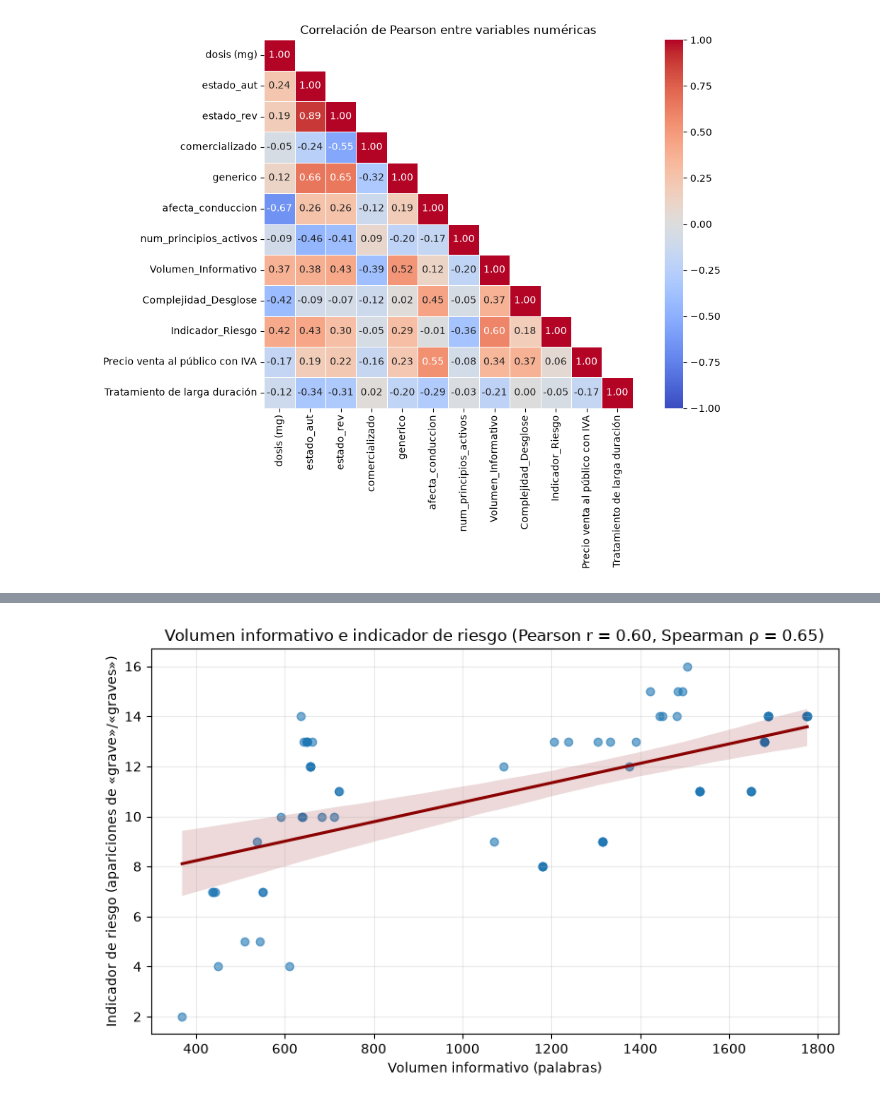
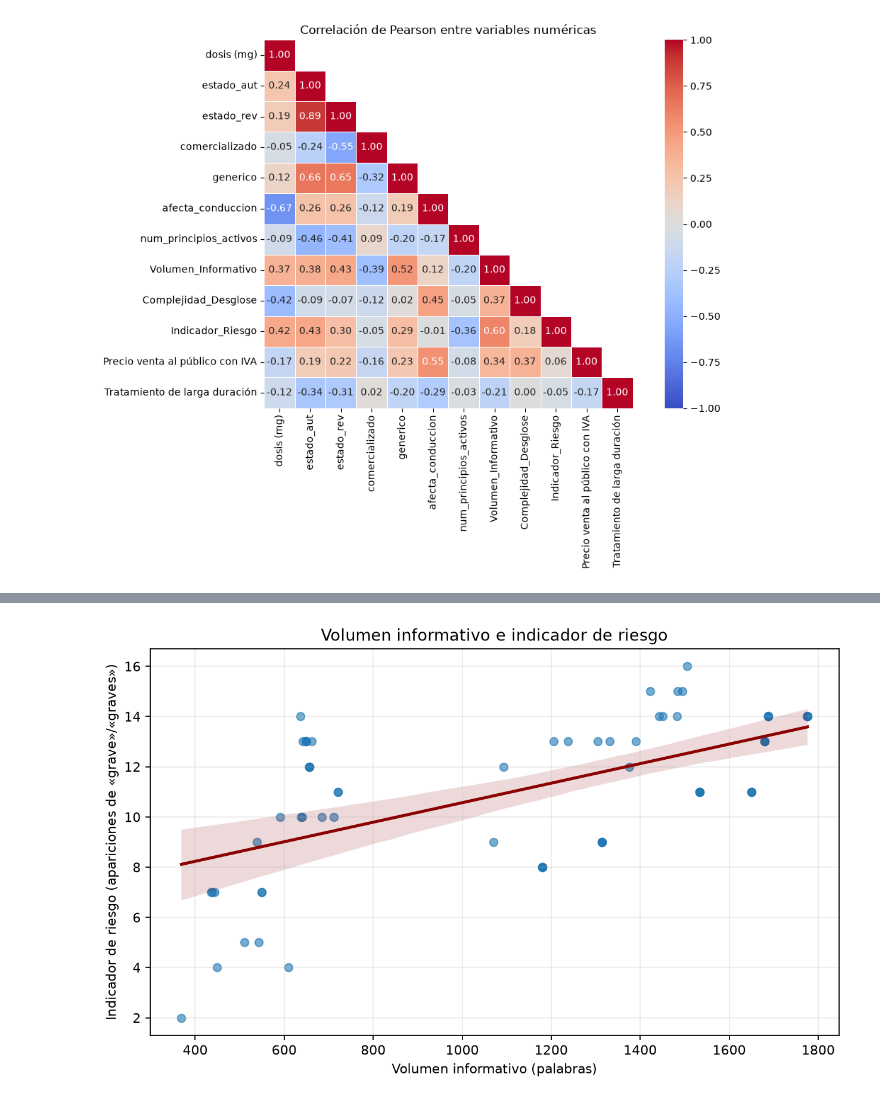
Before and after one commit to Chicloneo/Proyecto-Ingenieria-Dato, a Jupyter notebook: Notebooks/graficas.ipynb, the cells around one changed output, grey strips where cells are left out. Cells and saved outputs as stored; diff of their text form; code cells hidden in the pictures.

```diff
--- a/Notebooks/graficas.ipynb
+++ b/Notebooks/graficas.ipynb
@@ -454,46 +446,35 @@ plt.show()
 # %%
 from pathlib import Path
 import pandas as pd
 import matplotlib.pyplot as plt
 import seaborn as sns
 
 df_correlaciones = pd.read_excel("../src/data/HU4_EDA.xlsx")
 datos_volumen_riesgo = df_correlaciones[["Volumen_Informativo", "Indicador_Riesgo"]].dropna()
-correlacion_volumen_riesgo = datos_volumen_riesgo["Volumen_Informativo"].corr(
-    datos_volumen_riesgo["Indicador_Riesgo"]
-)
-correlacion_spearman_volumen_riesgo = datos_volumen_riesgo["Volumen_Informativo"].corr(
-    datos_volumen_riesgo["Indicador_Riesgo"], method="spearman"
-)
-
 fig, ax = plt.subplots(figsize=(8, 5))
 sns.regplot(
     data=datos_volumen_riesgo,
     x="Volumen_Informativo",
     y="Indicador_Riesgo",
     scatter_kws={"alpha": 0.6},
     line_kws={"color": "darkred"},
     ax=ax,
 )
 ax.set(
-    title=(
-        "Volumen informativo e indicador de riesgo "
-        f"(Pearson r = {correlacion_volumen_riesgo:.2f}, "
-        f"Spearman ρ = {correlacion_spearman_volumen_riesgo:.2f})"
-    ),
+    title="Volumen informativo e indicador de riesgo",
     xlabel="Volumen informativo (palabras)",
     ylabel="Indicador de riesgo (apariciones de «grave»/«graves»)",
 )
 ax.grid(alpha=0.25)
 fig.tight_layout()
 fig.savefig(
-    Path("../src/graficas/correlacion-volumen-riesgo.png"),
+    Path("../Explicaciones/graficas/correlacion-volumen-riesgo.png"),
     dpi=160,
     bbox_inches="tight",
 )
 plt.show()
 # %% [output]
-[figure, old version]
+[figure, new version]
 # %%
 from pathlib import Path
 import pandas as pd
```
Also changed, not shown: parts of 3 cells of this notebook, 16 other files.
